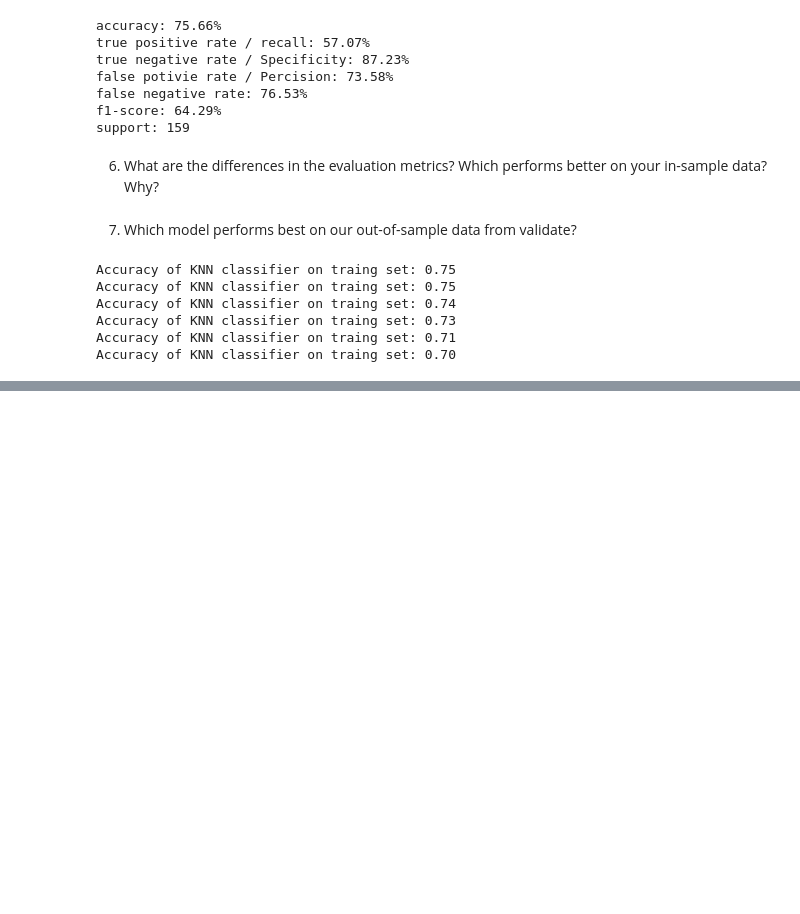
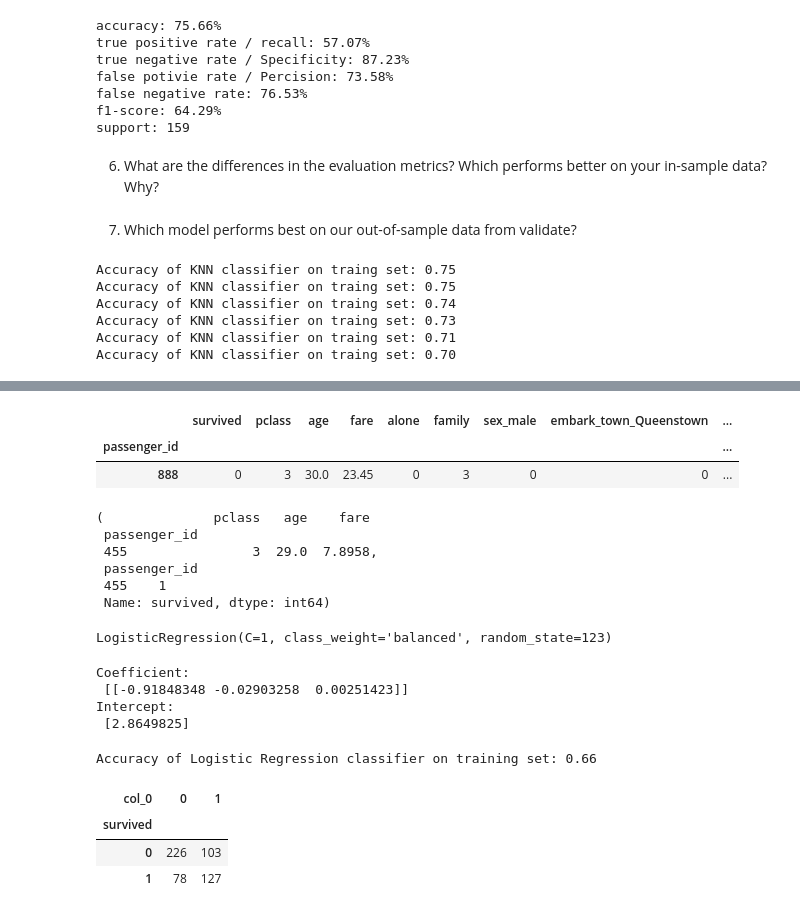
Before and after one commit to JenniferMLewis/classification-exercises, a Jupyter notebook: model.ipynb, the cells around one changed output, grey strips where cells are left out. Drawn from its saved outputs; the diff is of its cells as text; code cells hidden in the pictures; blank space fills up the shorter version.

```diff
--- a/model.ipynb
+++ b/model.ipynb
@@ -911,0 +957,10 @@ plt.show()
+# %%
+df[df.index == 888]
+# Checking one of the NaN age entries to make sure it went through.
+# Now we should be good to split! EXCEPT, Looking at the question
+# and following questions, it looks like it wants us to only have Age, Fare,
+# and PClass, so let's clean our data some more.
+# %% [output]
+|  | survived | pclass | age | fare | alone | family | sex_male | embark_town_Queenstown | ... |
+| passenger_id |  |  |  |  |  |  |  |  | ... |
+| 888 | 0 | 3 | 30.0 | 23.45 | 0 | 3 | 0 | 0 | ... |
@@ -911,0 +979,10 @@ plt.show()
+# %%
+X_train.head(1), y_train.head(1)
+# Checking I only have the data that I want.
+# %% [output]
+(              pclass   age    fare
+ passenger_id
+ 455                3  29.0  7.8958,
+ passenger_id
+ 455    1
+ Name: survived, dtype: int64)
@@ -911,0 +991,12 @@ plt.show()
+# %%
+logit.fit(X_train, y_train)
+# %% [output]
+LogisticRegression(C=1, class_weight='balanced', random_state=123)
+# %%
+print('Coefficient: \n', logit.coef_)
+print('Intercept: \n', logit.intercept_)
+# %% [output]
+Coefficient:
+ [[-0.91848348 -0.02903258  0.00251423]]
+Intercept:
+ [2.8649825]
@@ -911,0 +1006,12 @@ plt.show()
+# %%
+print('Accuracy of Logistic Regression classifier on training set: {:.2f}'
+     .format(logit.score(X_train, y_train)))
+# %% [output]
+Accuracy of Logistic Regression classifier on training set: 0.66
+# %%
+pd.crosstab(y_train, y_pred)
+# %% [output]
+| col_0 | 0 | 1 |
+| survived |  |  |
+| 0 | 226 | 103 |
+| 1 | 78 | 127 |
```
Also changed, not shown: parts of 36 cells of this notebook, 1 other file.
